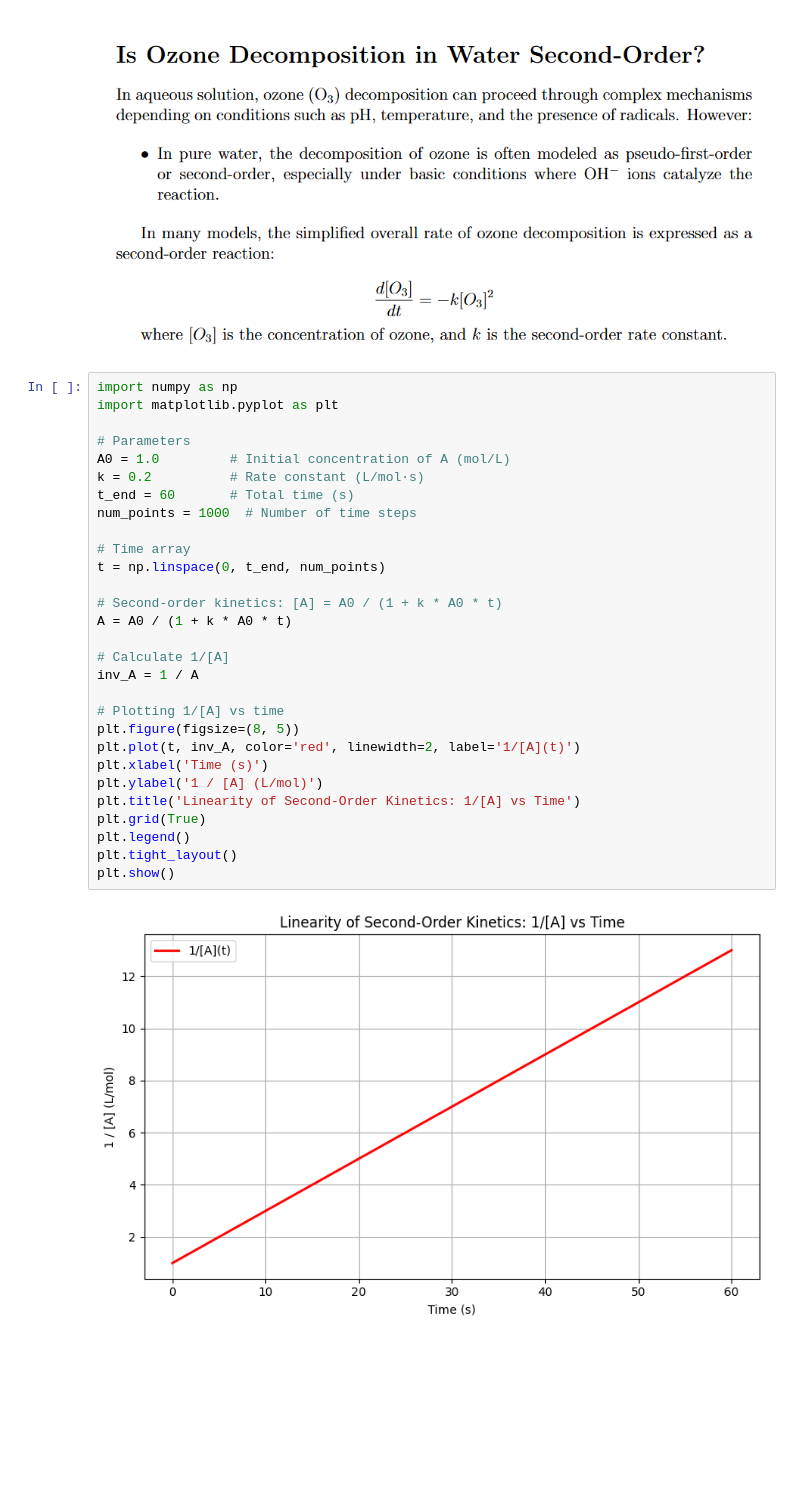
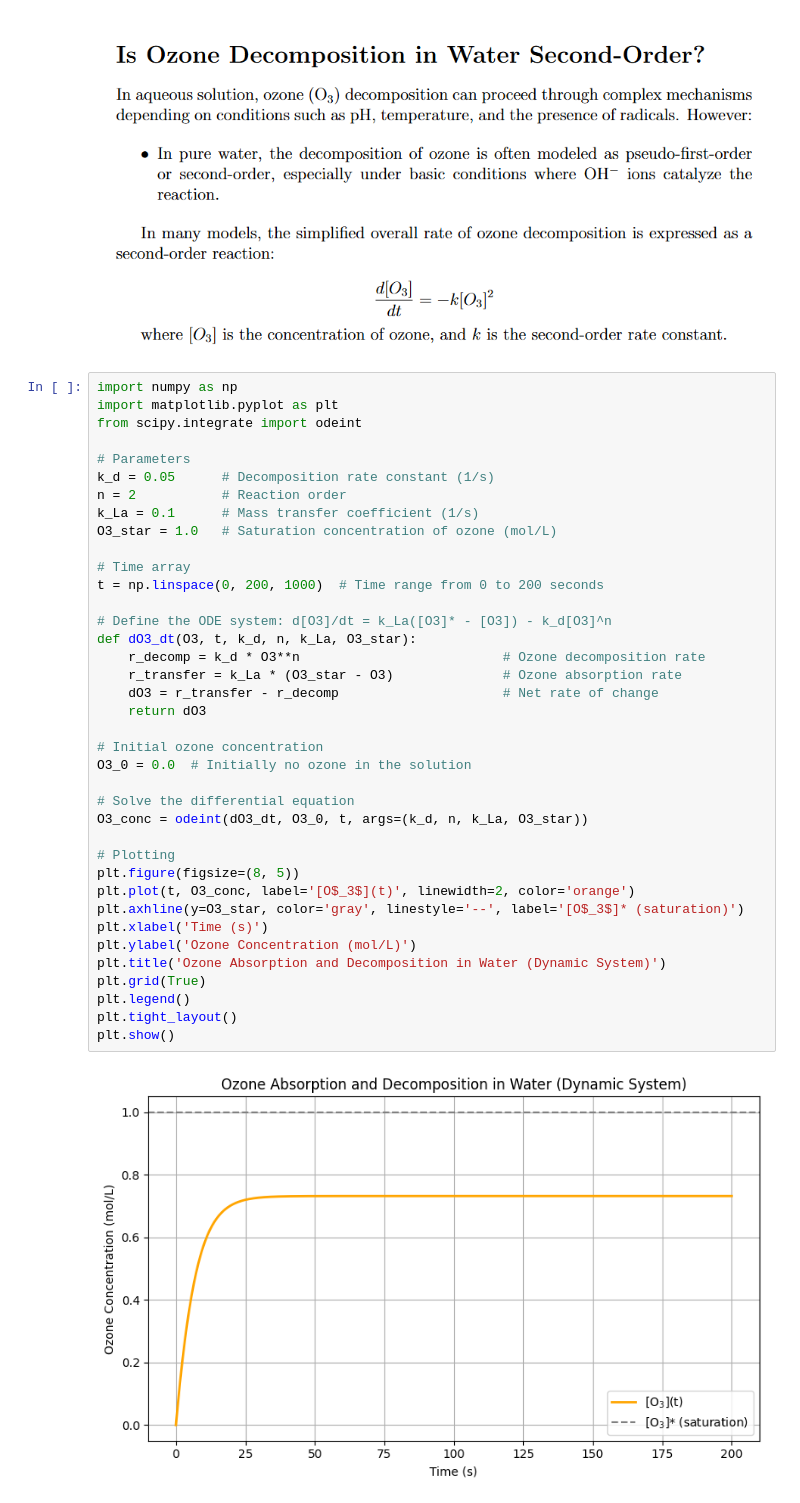
Before and after one commit to davidebtt/chemical_pycode, a Jupyter notebook: second_order_decomposition_reaction.ipynb, the cells around one changed output. Saved outputs shown, nothing was run; the diff lists cells and outputs as text; blank space fills up the shorter version.

```diff
--- a/second_order_decomposition_reaction.ipynb
+++ b/second_order_decomposition_reaction.ipynb
@@ -33,33 +64,42 @@ plt.show()
 # %% [markdown]
 ![image.png](embedded-picture-1)
-# %%
-import numpy as np
-import matplotlib.pyplot as plt
-
-# Parameters
-A0 = 1.0         # Initial concentration of A (mol/L)
-k = 0.2          # Rate constant (L/mol·s)
-t_end = 60       # Total time (s)
-num_points = 1000  # Number of time steps
-
-# Time array
-t = np.linspace(0, t_end, num_points)
-
-# Second-order kinetics: [A] = A0 / (1 + k * A0 * t)
-A = A0 / (1 + k * A0 * t)
-
-# Calculate 1/[A]
-inv_A = 1 / A
-
-# Plotting 1/[A] vs time
-plt.figure(figsize=(8, 5))
-plt.plot(t, inv_A, color='red', linewidth=2, label='1/[A](t)')
-plt.xlabel('Time (s)')
-plt.ylabel('1 / [A] (L/mol)')
-plt.title('Linearity of Second-Order Kinetics: 1/[A] vs Time')
-plt.grid(True)
-plt.legend()
-plt.tight_layout()
-plt.show()
-# %% [output]
-[figure, removed]
+# %%
+import numpy as np
+import matplotlib.pyplot as plt
+from scipy.integrate import odeint
+
+# Parameters
+k_d = 0.05      # Decomposition rate constant (1/s)
+n = 2           # Reaction order
+k_La = 0.1      # Mass transfer coefficient (1/s)
+O3_star = 1.0   # Saturation concentration of ozone (mol/L)
+
+# Time array
+t = np.linspace(0, 200, 1000)  # Time range from 0 to 200 seconds
+
+# Define the ODE system: d[O3]/dt = k_La([O3]* - [O3]) - k_d[O3]^n
+def dO3_dt(O3, t, k_d, n, k_La, O3_star):
+    r_decomp = k_d * O3**n                          # Ozone decomposition rate
+    r_transfer = k_La * (O3_star - O3)              # Ozone absorption rate
+    dO3 = r_transfer - r_decomp                     # Net rate of change
+    return dO3
+
+# Initial ozone concentration
+O3_0 = 0.0  # Initially no ozone in the solution
+
+# Solve the differential equation
+O3_conc = odeint(dO3_dt, O3_0, t, args=(k_d, n, k_La, O3_star))
+
+# Plotting
+plt.figure(figsize=(8, 5))
+plt.plot(t, O3_conc, label='[O$_3$](t)', linewidth=2, color='orange')
+plt.axhline(y=O3_star, color='gray', linestyle='--', label='[O$_3$]* (saturation)')
+plt.xlabel('Time (s)')
+plt.ylabel('Ozone Concentration (mol/L)')
+plt.title('Ozone Absorption and Decomposition in Water (Dynamic System)')
+plt.grid(True)
+plt.legend()
+plt.tight_layout()
+plt.show()
+# %% [output]
+[figure, added]
```
Also changed, not shown: parts of 1 cell of this notebook.
